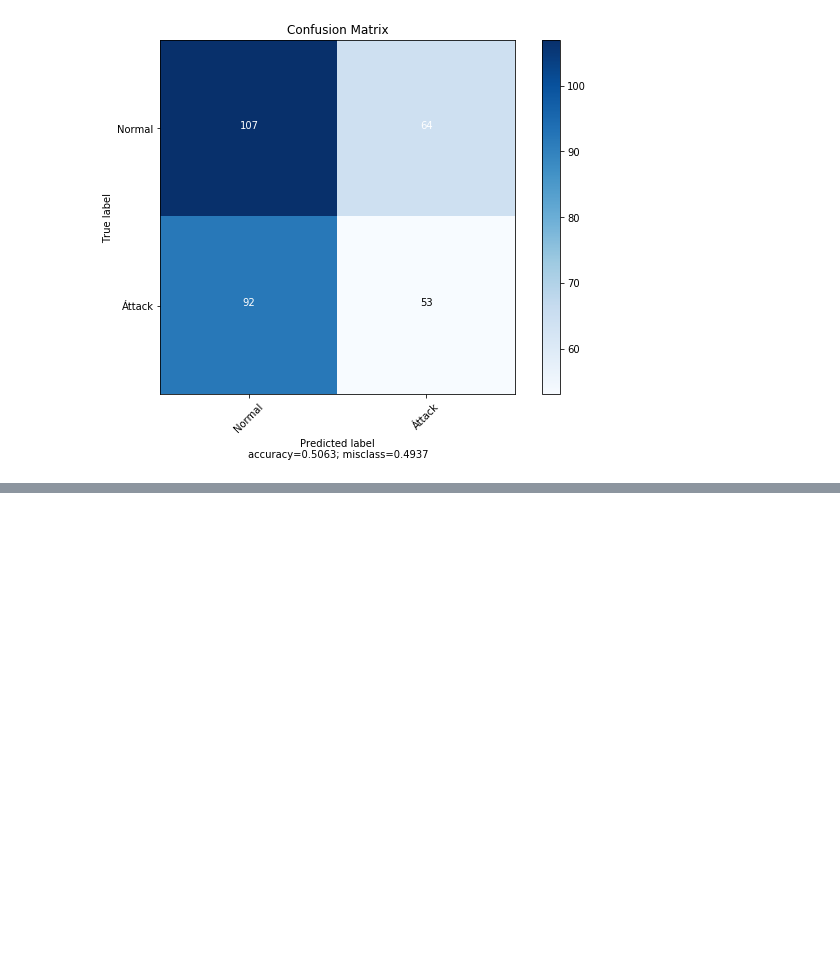
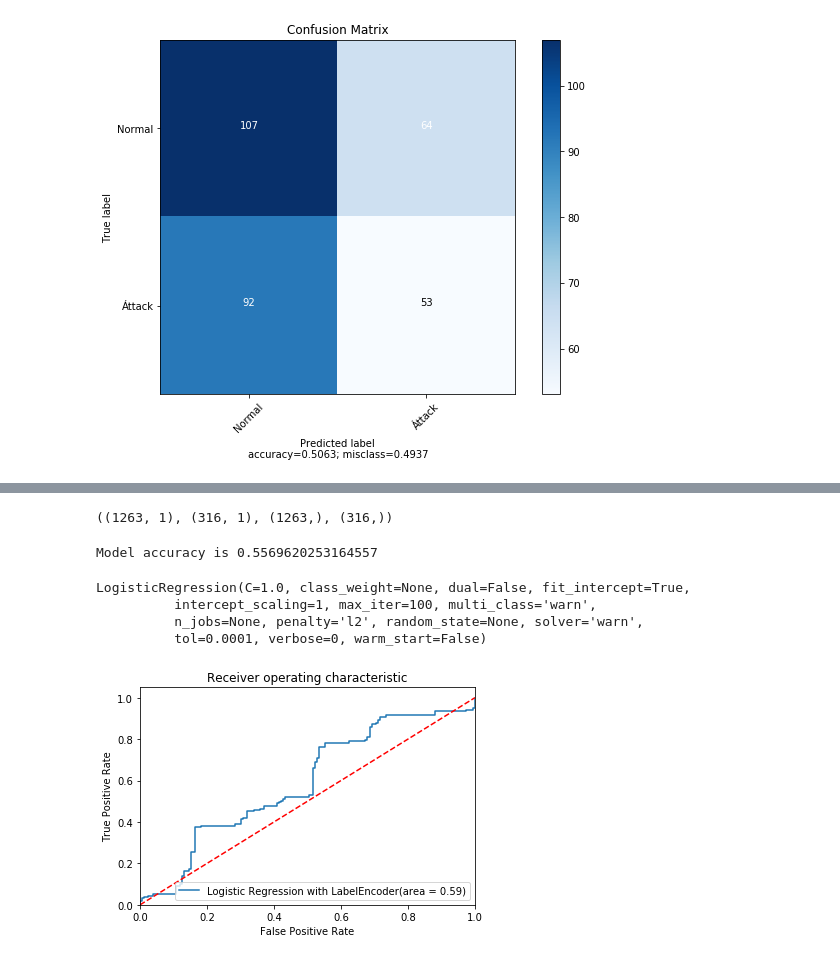
Before and after one commit to yusufarslanpolat/Springboard, a Jupyter notebook: Capstone-2/systemcall-anomaly-detection/logreg_on_adfa_ld.ipynb, the cells around one changed output, grey strips where cells are left out. Saved outputs shown, nothing was run; the diff lists cells and outputs as text; code cells hidden in the pictures; blank space fills up the shorter version.

```diff
--- a/Capstone-2/systemcall-anomaly-detection/logreg_on_adfa_ld.ipynb
+++ b/Capstone-2/systemcall-anomaly-detection/logreg_on_adfa_ld.ipynb
@@ -331,0 +419,53 @@ plot_confusion_matrix(cm,
+# %%
+from sklearn.preprocessing import OneHotEncoder
+
+
+onehot_encoder = OneHotEncoder()
+for i, col in enumerate(label_df):
+    if label_df[col].dtype == 'object':
+        label_df[col] = onehot_encoder.fit_transform(np.array(label_df[col].astype(str)).reshape((-1,)))
+        mappings.append(dict(zip(onehot_encoder.classes_, range(1, len(onehot_encoder.classes_)+1))))
+# %%
+X_train, X_test, y_train, y_test = train_test_split(label_df, y, test_size = 0.2, random_state = 10)
+X_train.shape, X_test.shape, y_train.shape, y_test.shape
+# %% [output]
+((1263, 1), (316, 1), (1263,), (316,))
+# %%
+clf = LogisticRegression()
+model_mix = clf.fit(X_train, y_train)
+# y_pred = model_norm.predict(X_test)
+print("Model accuracy is", model_mix.score(X_test, y_test))
+# %% [output]
+Model accuracy is 0.5569620253164557
+# %%
+model_mix
+# %% [output]
+LogisticRegression(C=1.0, class_weight=None, dual=False, fit_intercept=True,
+          intercept_scaling=1, max_iter=100, multi_class='warn',
+          n_jobs=None, penalty='l2', random_state=None, solver='warn',
+          tol=0.0001, verbose=0, warm_start=False)
+# %%
+# logit_roc_auc = roc_auc_score(y_test, model_norm.predict(X_test))
+# fpr, tpr, thresholds = roc_curve(y_test, model_norm.predict_proba(X_test)[:,1])
+
+classes = model_mix.predict(X_test)
+probs = model_mix.predict_proba(X_test)
+preds = probs[:,1]
+#preds
+# %%
+labelfpr, labeltpr, labelthreshold = metrics.roc_curve(y_test, preds)
+label_roc_auc = metrics.auc(labelfpr, labeltpr)
+
+plt.figure()
+plt.plot(labelfpr, labeltpr, label='Logistic Regression with LabelEncoder(area = %0.2f)' % label_roc_auc)
+plt.plot([0, 1], [0, 1],'r--')
+plt.xlim([0.0, 1.0])
+plt.ylim([0.0, 1.05])
+plt.xlabel('False Positive Rate')
+plt.ylabel('True Positive Rate')
+plt.title('Receiver operating characteristic')
+plt.legend(loc="lower right")
+plt.savefig('Log_ROC')
+plt.show()
+# %% [output]
+[figure, added]
```
Also changed, not shown: parts of 34 cells of this notebook.
